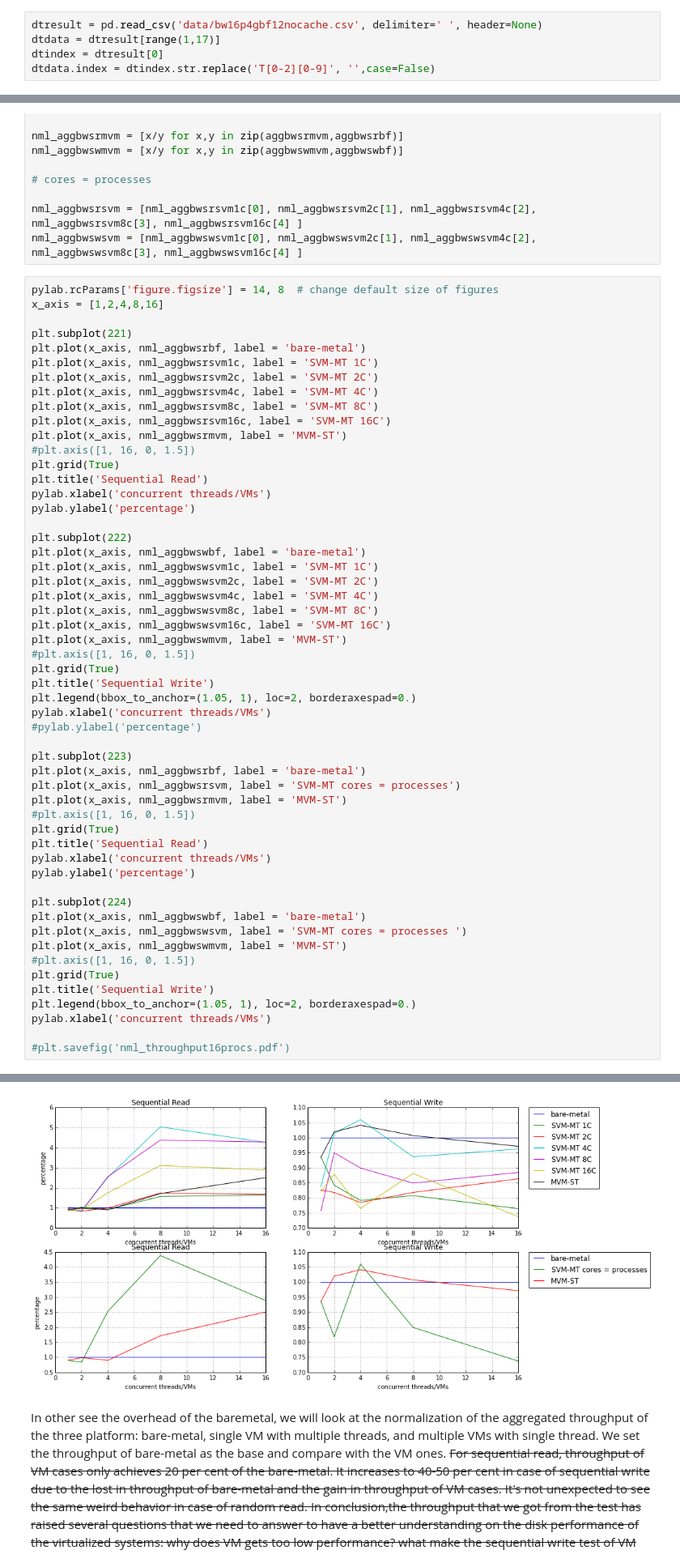
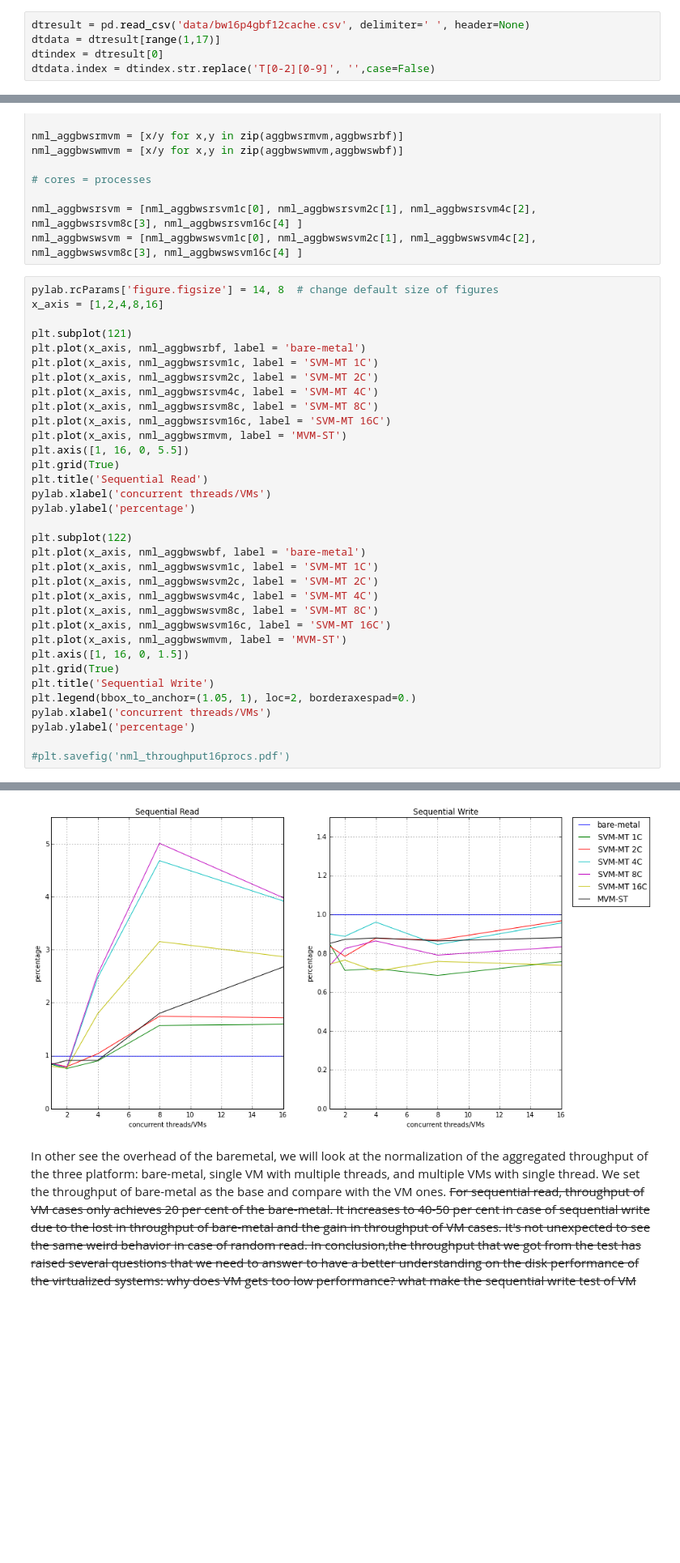
Before and after one commit to hasonhai/io_measurements, a Jupyter notebook: notebook/DA16procs_bf12.ipynb, the cells around one changed output, grey strips where cells are left out. Shown at 81% size. Cells and saved outputs as stored; diff of their text form; blank space fills up the shorter version.

```diff
--- a/notebook/DA16procs_bf12.ipynb
+++ b/notebook/DA16procs_bf12.ipynb
@@ -54,7 +52,7 @@ import scipy.stats as td
 # %% [markdown]
 Reading input to pandas
 # %%
-dtresult = pd.read_csv('data/bw16p4gbf12nocache.csv', delimiter=' ', header=None)
+dtresult = pd.read_csv('data/bw16p4gbf12cache.csv', delimiter=' ', header=None)
 dtdata = dtresult[range(1,17)]
 dtindex = dtresult[0]
 dtdata.index = dtindex.str.replace('T[0-2][0-9]', '',case=False)
@@ -295,59 +264,39 @@ nml_aggbwswsvm = [nml_aggbwswsvm1c[0], nml_aggbwswsvm2c[1], nml_aggbwswsvm4c[2],
 pylab.rcParams['figure.figsize'] = 14, 8  # change default size of figures
 x_axis = [1,2,4,8,16]
 
-plt.subplot(221)
+plt.subplot(121)
 plt.plot(x_axis, nml_aggbwsrbf, label = 'bare-metal')
 plt.plot(x_axis, nml_aggbwsrsvm1c, label = 'SVM-MT 1C')
 plt.plot(x_axis, nml_aggbwsrsvm2c, label = 'SVM-MT 2C')
 plt.plot(x_axis, nml_aggbwsrsvm4c, label = 'SVM-MT 4C')
 plt.plot(x_axis, nml_aggbwsrsvm8c, label = 'SVM-MT 8C')
 plt.plot(x_axis, nml_aggbwsrsvm16c, label = 'SVM-MT 16C')
 plt.plot(x_axis, nml_aggbwsrmvm, label = 'MVM-ST')
-#plt.axis([1, 16, 0, 1.5])
+plt.axis([1, 16, 0, 5.5])
 plt.grid(True)
 plt.title('Sequential Read')
 pylab.xlabel('concurrent threads/VMs')
 pylab.ylabel('percentage')
 
-plt.subplot(222)
+plt.subplot(122)
 plt.plot(x_axis, nml_aggbwswbf, label = 'bare-metal')
 plt.plot(x_axis, nml_aggbwswsvm1c, label = 'SVM-MT 1C')
 plt.plot(x_axis, nml_aggbwswsvm2c, label = 'SVM-MT 2C')
 plt.plot(x_axis, nml_aggbwswsvm4c, label = 'SVM-MT 4C')
 plt.plot(x_axis, nml_aggbwswsvm8c, label = 'SVM-MT 8C')
 plt.plot(x_axis, nml_aggbwswsvm16c, label = 'SVM-MT 16C')
 plt.plot(x_axis, nml_aggbwswmvm, label = 'MVM-ST')
-#plt.axis([1, 16, 0, 1.5])
+plt.axis([1, 16, 0, 1.5])
 plt.grid(True)
 plt.title('Sequential Write')
 plt.legend(bbox_to_anchor=(1.05, 1), loc=2, borderaxespad=0.)
 pylab.xlabel('concurrent threads/VMs')
-#pylab.ylabel('percentage')
-
-plt.subplot(223)
-plt.plot(x_axis, nml_aggbwsrbf, label = 'bare-metal')
-plt.plot(x_axis, nml_aggbwsrsvm, label = 'SVM-MT cores = processes')
-plt.plot(x_axis, nml_aggbwsrmvm, label = 'MVM-ST')
-#plt.axis([1, 16, 0, 1.5])
-plt.grid(True)
-plt.title('Sequential Read')
-pylab.xlabel('concurrent threads/VMs')
 pylab.ylabel('percentage')
 
-plt.subplot(224)
-plt.plot(x_axis, nml_aggbwswbf, label = 'bare-metal')
-plt.plot(x_axis, nml_aggbwswsvm, label = 'SVM-MT cores = processes ')
-plt.plot(x_axis, nml_aggbwswmvm, label = 'MVM-ST')
-#plt.axis([1, 16, 0, 1.5])
-plt.grid(True)
-plt.title('Sequential Write')
-plt.legend(bbox_to_anchor=(1.05, 1), loc=2, borderaxespad=0.)
-pylab.xlabel('concurrent threads/VMs')
-
 #plt.savefig('nml_throughput16procs.pdf')
 # %% [output]
 <matplotlib.text.Text at 0x...>
-[figure, old version]
+[figure, new version]
 # %% [markdown]
 In other see the overhead of the baremetal, we will look at the normalization of the aggregated throughput of the three platform: bare-metal, single VM with multiple threads, and multiple VMs with single thread. We set the throughput of bare-metal as the base and compare with the VM ones. <del>For sequential read, throughput of VM cases only achieves 20 per cent of the bare-metal. It increases to 40-50 per cent in case of sequential write due to the lost in throughput of bare-metal and the gain in throughput of VM cases. It's not unexpected to see the same weird behavior in case of random read. In conclusion,the throughput that we got from the test has raised several questions that we need to answer to have a better understanding on the disk performance of the virtualized systems: why does VM gets too low performance? what make the sequential write test of VM getting better performance in compare with bare metal? Why is there such weird behavior in case of random read?</del> To answer these, we will look into other metrics of the experiments: Jain Fairness Index, CPU utilisation, Disk Utilization, Context Switching, and number IO per second.
 # %% [markdown]
```
Also changed, not shown: parts of 11 cells of this notebook, 4 other files.
